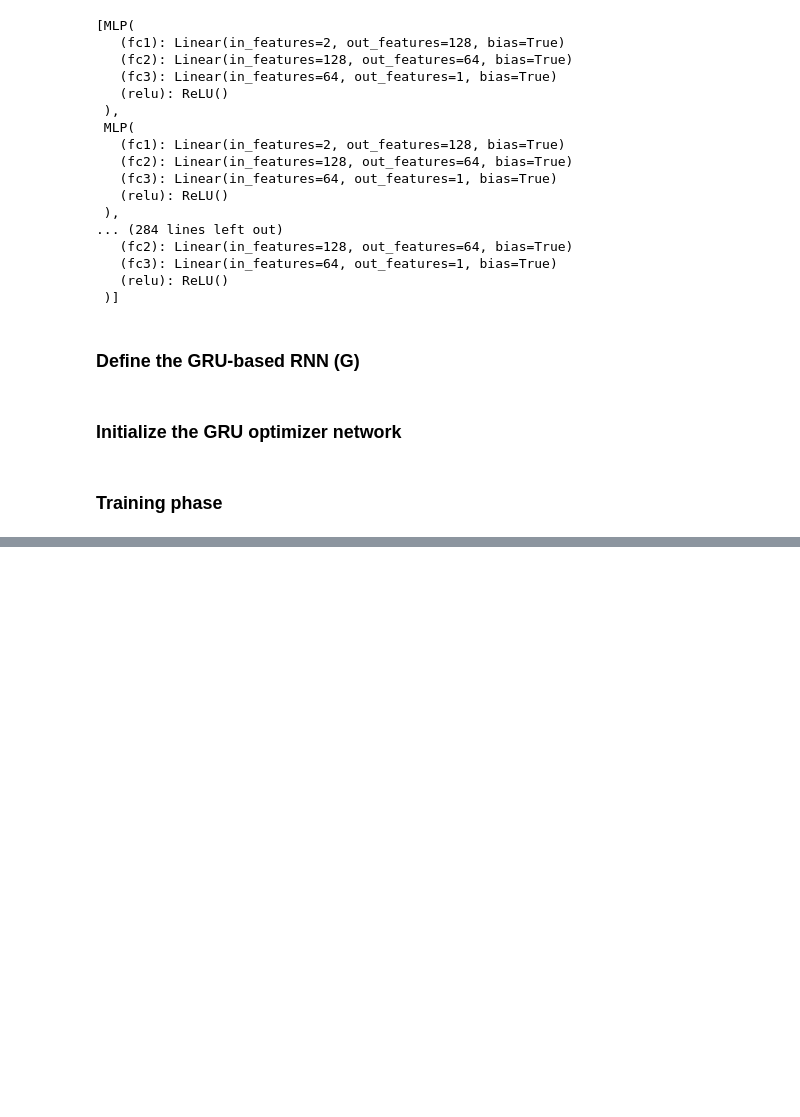
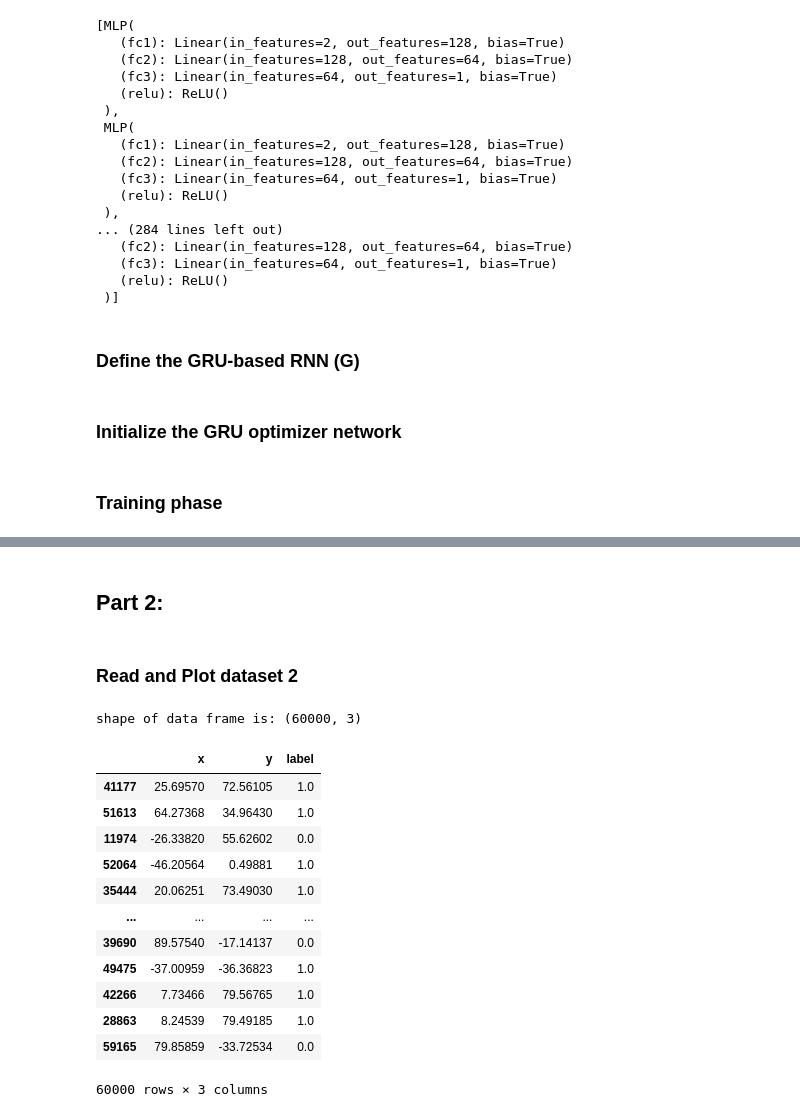
Before and after one commit to rezaAdinepour/Deep-Learning-Homework, a Jupyter notebook: HWs/HW5/Codes/Q2.ipynb, the cells around one changed output, grey strips where cells are left out. Saved outputs shown, nothing was run; the diff lists cells and outputs as text; code cells hidden in the pictures; blank space fills up the shorter version.

Commit message:
start Part 2

```diff
--- a/HWs/HW5/Codes/Q2.ipynb
+++ b/HWs/HW5/Codes/Q2.ipynb
@@ -334,0 +331,31 @@ Test Loss: 74.78849792480469
+# %% [markdown]
+## Part 2:
+# %% [markdown]
+### Read and Plot dataset 2
+# %%
+df_2 = pd.read_csv("../inputs/dataset_2.csv")
+
+# shuffling dataset
+df_2 = shuffle(df_2)
+
+# split dataset into the inputs x and the outputs y (labels)
+X_2 = df_2[['x', 'y']]
+y_2 = df_2['label']
+
+print("shape of data frame is:", df_2.shape)
+df_2
+# %% [output]
+shape of data frame is: (60000, 3)
+|  | x | y | label |
+| 41177 | 25.69570 | 72.56105 | 1.0 |
+| 51613 | 64.27368 | 34.96430 | 1.0 |
+| 11974 | -26.33820 | 55.62602 | 0.0 |
+| 52064 | -46.20564 | 0.49881 | 1.0 |
+| 35444 | 20.06251 | 73.49030 | 1.0 |
+| ... | ... | ... | ... |
+| 39690 | 89.57540 | -17.14137 | 0.0 |
+| 49475 | -37.00959 | -36.36823 | 1.0 |
+| 42266 | 7.73466 | 79.56765 | 1.0 |
+| 28863 | 8.24539 | 79.49185 | 1.0 |
+| 59165 | 79.85859 | -33.72534 | 0.0 |
+60000 rows × 3 columns
```
Also changed, not shown: parts of 11 cells of this notebook.
